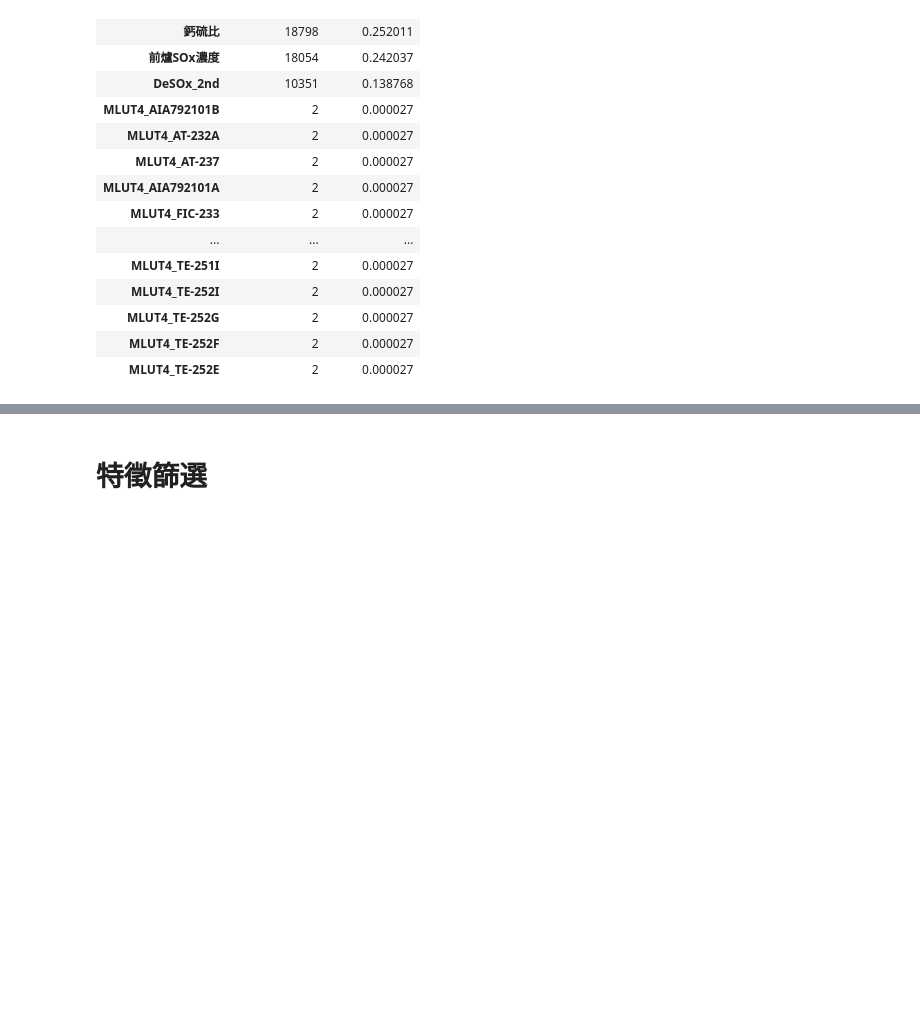
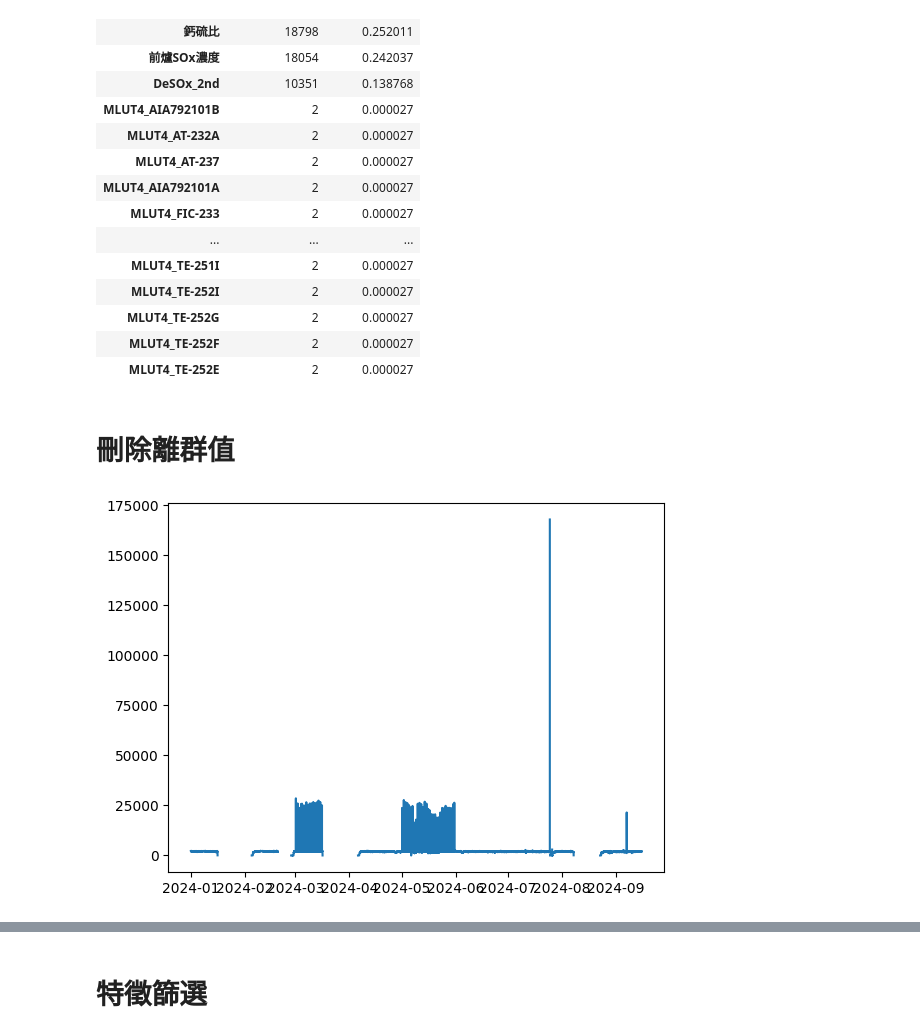
Before and after one commit to skywalker0803r/CFB, a Jupyter notebook: 煙囪排放SOx濃度Y₃.ipynb, the cells around one changed output, grey strips where cells are left out. Drawn from its saved outputs; the diff is of its cells as text; code cells hidden in the pictures; blank space fills up the shorter version.

```diff
--- a/煙囪排放SOx濃度Y₃.ipynb
+++ b/煙囪排放SOx濃度Y₃.ipynb
@@ -182,3 +182,11 @@ check_missing_values(df)
 | MLUT4_TE-252G | 2 | 0.000027 |
 | MLUT4_TE-252F | 2 | 0.000027 |
 | MLUT4_TE-252E | 2 | 0.000027 |
+# %% [markdown]
+# 刪除離群值
+# %%
+import matplotlib.pyplot as plt
+plt.plot(df.index,df['前爐SOx濃度'])
+plt.show()
+# %% [output]
+[figure, added]
```
Also changed, not shown: parts of 32 cells of this notebook.
